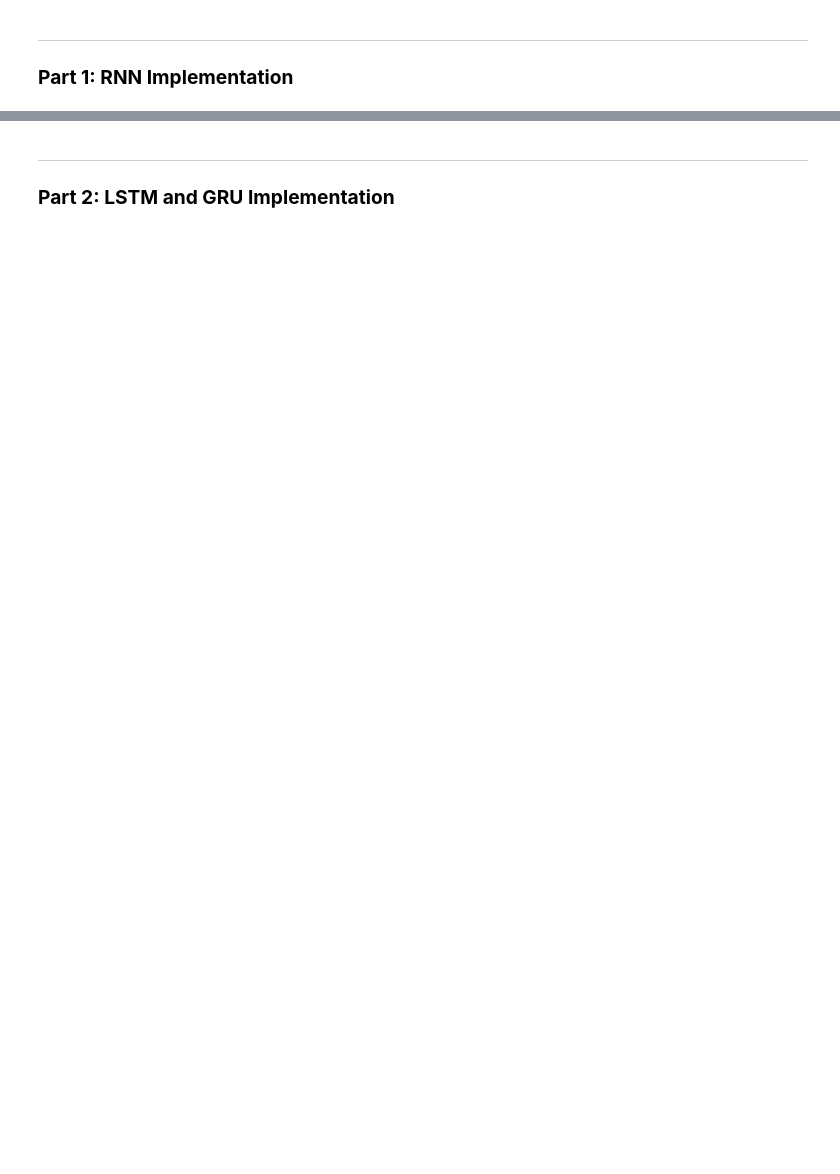
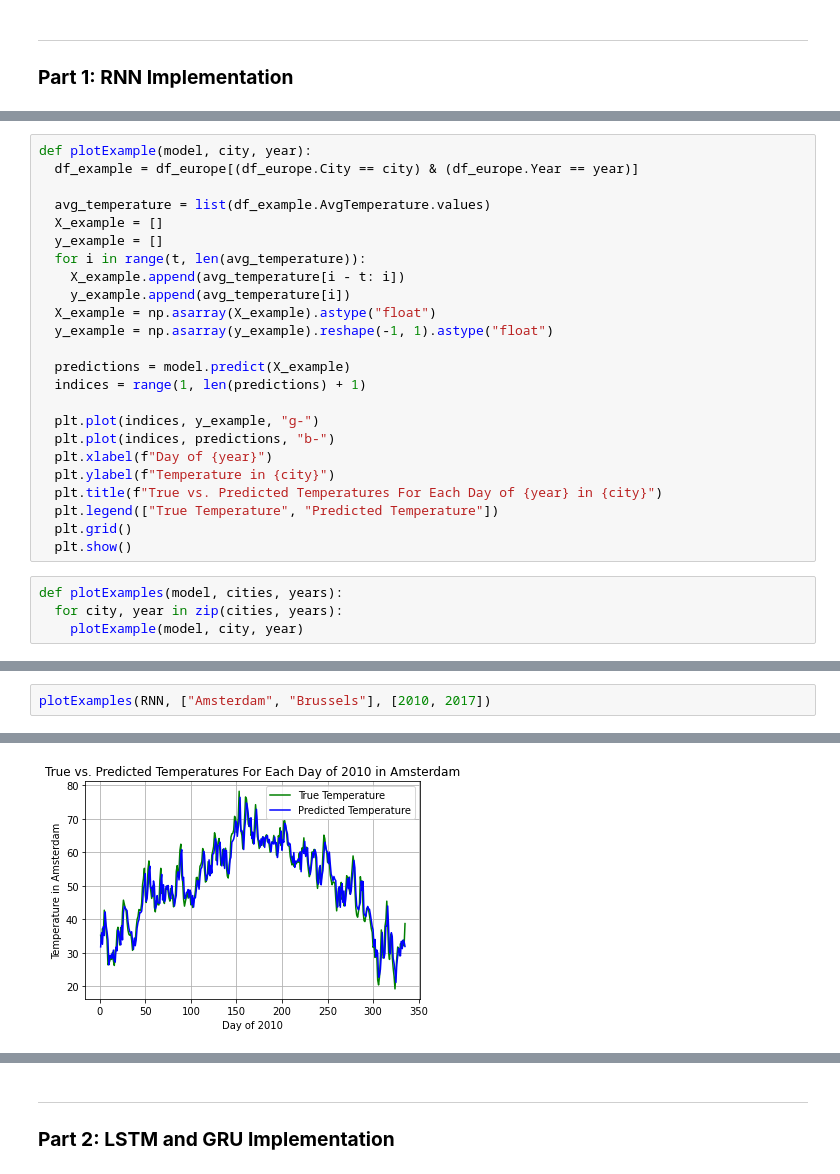
Before and after one commit to bernhardtandy/ProjectsMLAI, a Jupyter notebook: HW4_AndyBernhardt.ipynb, the cells around one changed output, grey strips where cells are left out. Cells and saved outputs as stored; diff of their text form; blank space fills up the shorter version.

```diff
--- a/HW4_AndyBernhardt.ipynb
+++ b/HW4_AndyBernhardt.ipynb
@@ -90,0 +236,28 @@ df_train.shape, df_val.shape, df_test.shape
+# %%
+def plotExample(model, city, year):
+  df_example = df_europe[(df_europe.City == city) & (df_europe.Year == year)]
+
+  avg_temperature = list(df_example.AvgTemperature.values)
+  X_example = []
+  y_example = []
+  for i in range(t, len(avg_temperature)):
+    X_example.append(avg_temperature[i - t: i])
+    y_example.append(avg_temperature[i])
+  X_example = np.asarray(X_example).astype("float")
+  y_example = np.asarray(y_example).reshape(-1, 1).astype("float")
+
+  predictions = model.predict(X_example)
+  indices = range(1, len(predictions) + 1)
+
+  plt.plot(indices, y_example, "g-")
+  plt.plot(indices, predictions, "b-")
+  plt.xlabel(f"Day of {year}")
+  plt.ylabel(f"Temperature in {city}")
+  plt.title(f"True vs. Predicted Temperatures For Each Day of {year} in {city}")
+  plt.legend(["True Temperature", "Predicted Temperature"])
+  plt.grid()
+  plt.show()
+# %%
+def plotExamples(model, cities, years):
+  for city, year in zip(cities, years):
+    plotExample(model, city, year)
@@ -90,0 +327,3 @@ df_train.shape, df_val.shape, df_test.shape
+# %%
+plotExamples(RNN, ["Amsterdam", "Brussels"], [2010, 2017])
+# %% [output]
@@ -90,0 +331 @@ df_train.shape, df_val.shape, df_test.shape
+[figure, added]
```
Also changed, not shown: parts of 51 cells of this notebook.
